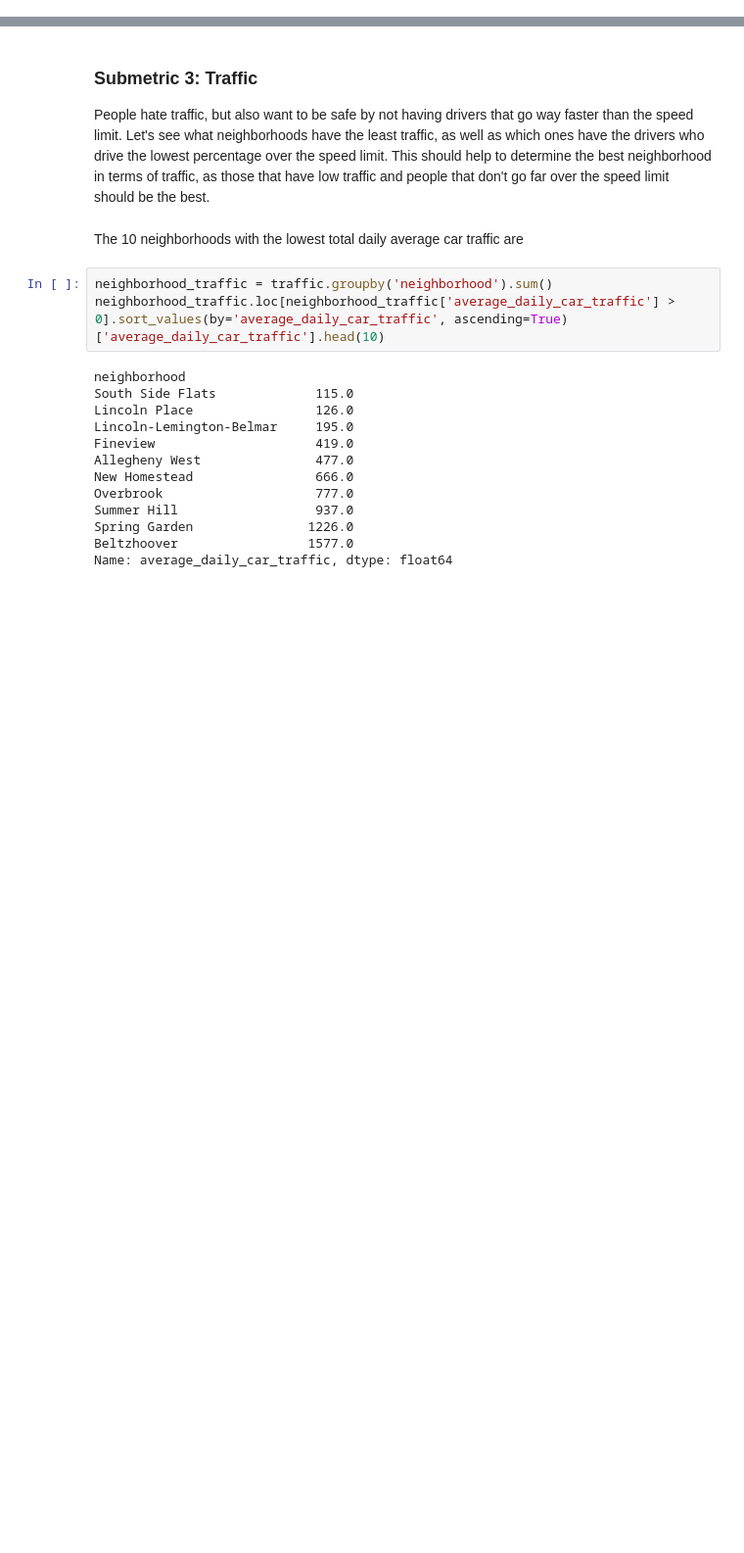
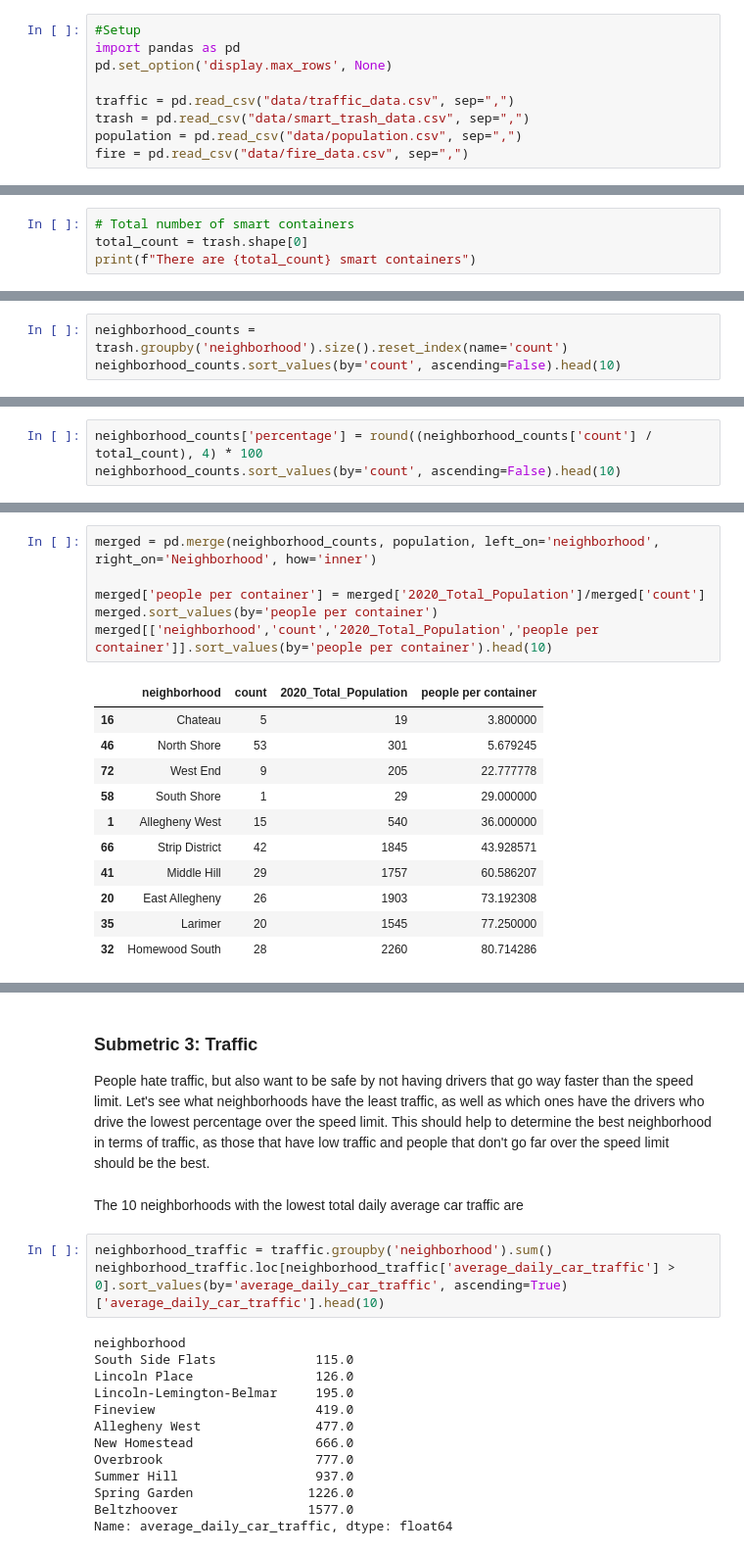
Before and after one commit to benj210003/cmpinf0010_final, a Jupyter notebook: Shared.ipynb, the cells around one changed output, grey strips where cells are left out. Shown at 98% size. Drawn from its saved outputs; the diff is of its cells as text; blank space fills up the shorter version.

Commit message:
Added the best neighborhood

```diff
--- a/Shared.ipynb
+++ b/Shared.ipynb
@@ -7,0 +3,9 @@ population = pd.read_csv("data/population.csv", sep=",")
+# %%
+#Setup
+import pandas as pd
+pd.set_option('display.max_rows', None)
+
+traffic = pd.read_csv("data/traffic_data.csv", sep=",")
+trash = pd.read_csv("data/smart_trash_data.csv", sep=",")
+population = pd.read_csv("data/population.csv", sep=",")
+fire = pd.read_csv("data/fire_data.csv", sep=",")
@@ -7,0 +24,4 @@ population = pd.read_csv("data/population.csv", sep=",")
+# %%
+# Total number of smart containers
+total_count = trash.shape[0]
+print(f"There are {total_count} smart containers")
@@ -7,0 +32,3 @@ population = pd.read_csv("data/population.csv", sep=",")
+# %%
+neighborhood_counts = trash.groupby('neighborhood').size().reset_index(name='count')
+neighborhood_counts.sort_values(by='count', ascending=False).head(10)
@@ -7,0 +49,3 @@ population = pd.read_csv("data/population.csv", sep=",")
+# %%
+neighborhood_counts['percentage'] = round((neighborhood_counts['count'] / total_count), 4) * 100
+neighborhood_counts.sort_values(by='count', ascending=False).head(10)
@@ -7,0 +78,18 @@ population = pd.read_csv("data/population.csv", sep=",")
+# %%
+merged = pd.merge(neighborhood_counts, population, left_on='neighborhood', right_on='Neighborhood', how='inner')
+
+merged['people per container'] = merged['2020_Total_Population']/merged['count']
+merged.sort_values(by='people per container')
+merged[['neighborhood','count','2020_Total_Population','people per container']].sort_values(by='people per container').head(10)
+# %% [output]
+|  | neighborhood | count | 2020_Total_Population | people per container |
+| 16 | Chateau | 5 | 19 | 3.800000 |
+| 46 | North Shore | 53 | 301 | 5.679245 |
+| 72 | West End | 9 | 205 | 22.777778 |
+| 58 | South Shore | 1 | 29 | 29.000000 |
+| 1 | Allegheny West | 15 | 540 | 36.000000 |
+| 66 | Strip District | 42 | 1845 | 43.928571 |
+| 41 | Middle Hill | 29 | 1757 | 60.586207 |
+| 20 | East Allegheny | 26 | 1903 | 73.192308 |
+| 35 | Larimer | 20 | 1545 | 77.250000 |
+| 32 | Homewood South | 28 | 2260 | 80.714286 |
```
Also changed, not shown: parts of 22 cells of this notebook.
